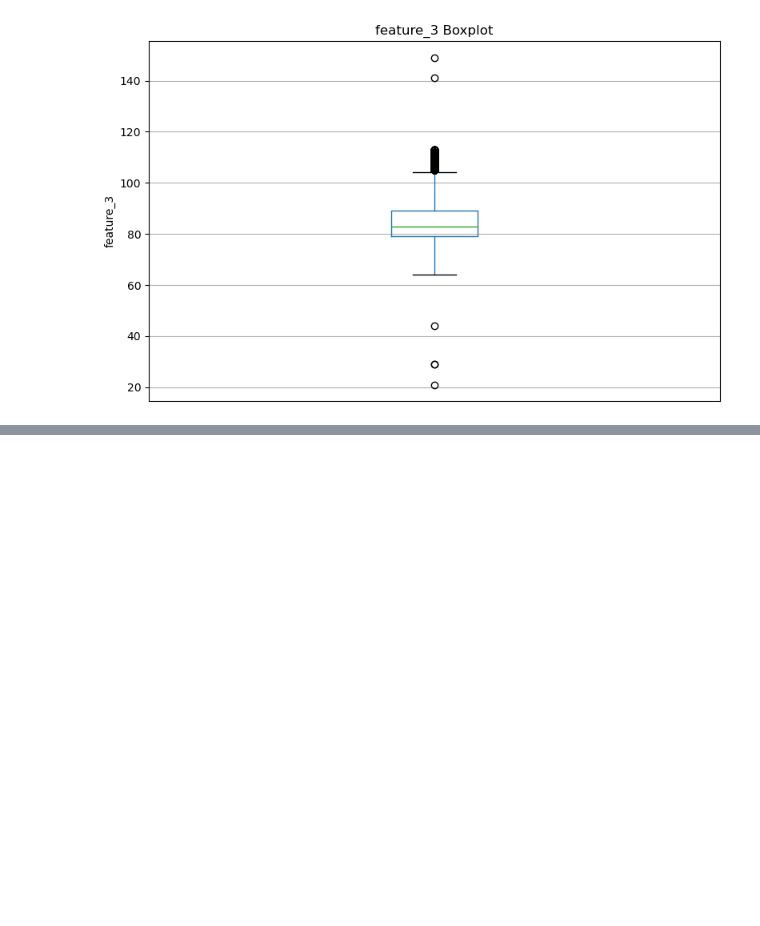
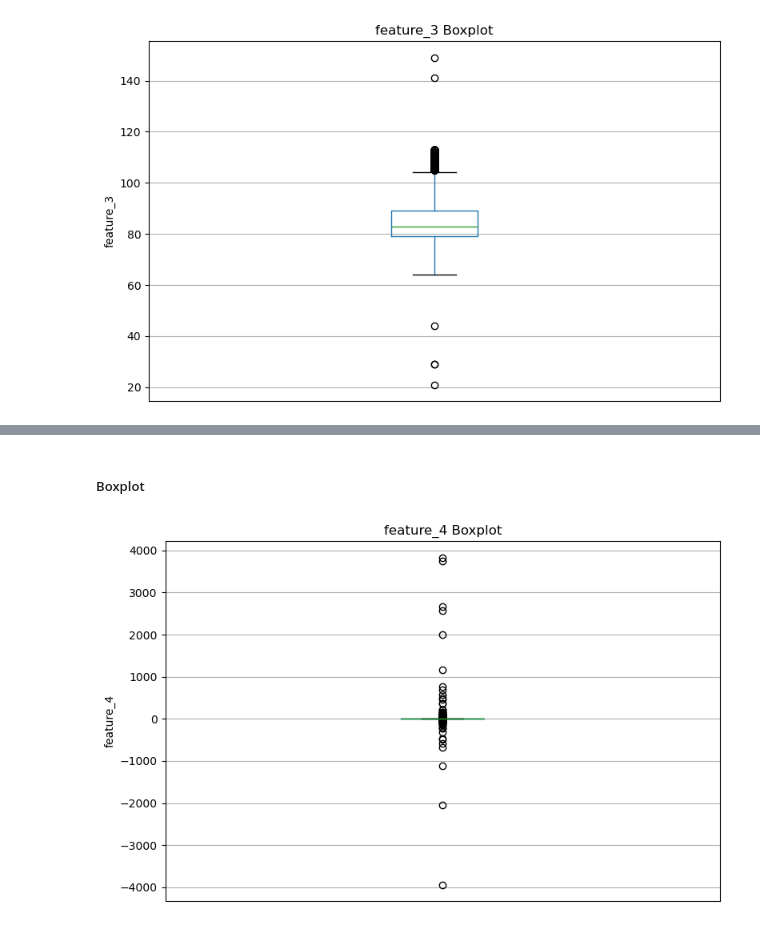
Before and after one commit to Daniyaliranmehr/Neural-Network-Training-Techniques, a Jupyter notebook: notebooks/01_data_preparation.ipynb, the cells around one changed output, grey strips where cells are left out. Drawn from its saved outputs; the diff is of its cells as text; code cells hidden in the pictures; blank space fills up the shorter version.

```diff
--- a/notebooks/01_data_preparation.ipynb
+++ b/notebooks/01_data_preparation.ipynb
@@ -147,0 +156,6 @@ visualization.plot_boxplot(df, column='feature_3', save_path='../assets/')
+# %% [markdown]
+##### Boxplot
+# %%
+visualization.plot_boxplot(df, column='feature_4', save_path='../assets/')
+# %% [output]
+[figure, added]
```
Also changed, not shown: parts of 3 cells of this notebook, 3 other files.
